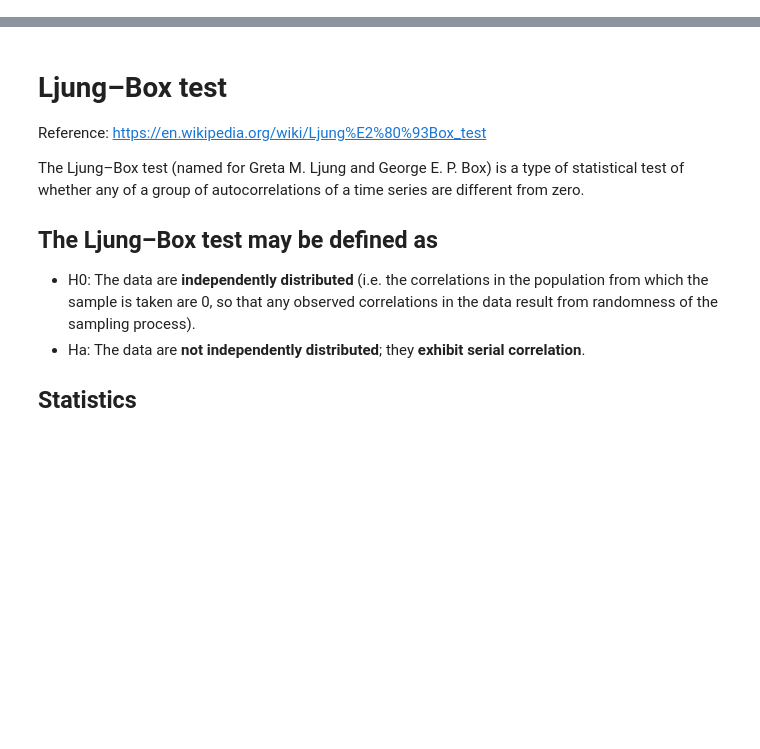
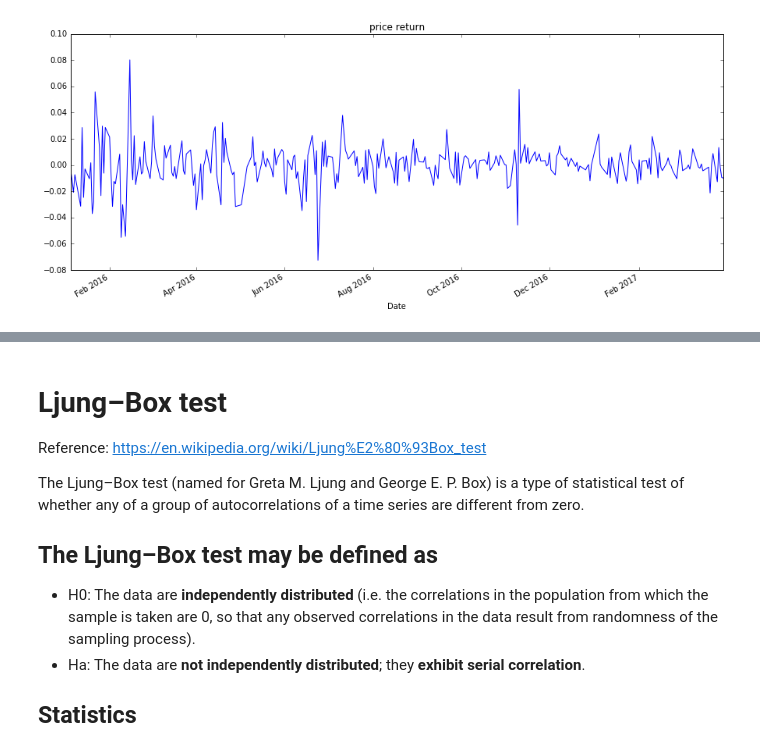
Before and after one commit to Hitoshi-Nakanishi/TimeSeries, a Jupyter notebook: TimeSeries.ipynb, the cells around one changed output, grey strips where cells are left out. Drawn from its saved outputs; the diff is of its cells as text; code cells hidden in the pictures; blank space fills up the shorter version.

```diff
--- a/TimeSeries.ipynb
+++ b/TimeSeries.ipynb
@@ -21,0 +27,6 @@ plt.show()
+# %%
+plt.figure(figsize=(15, 6))
+TOPIX_price_df['price_return'].plot()
+plt.title('price return'); plt.show();
+# %% [output]
+[figure, added]
```
Also changed, not shown: parts of 7 cells of this notebook.
